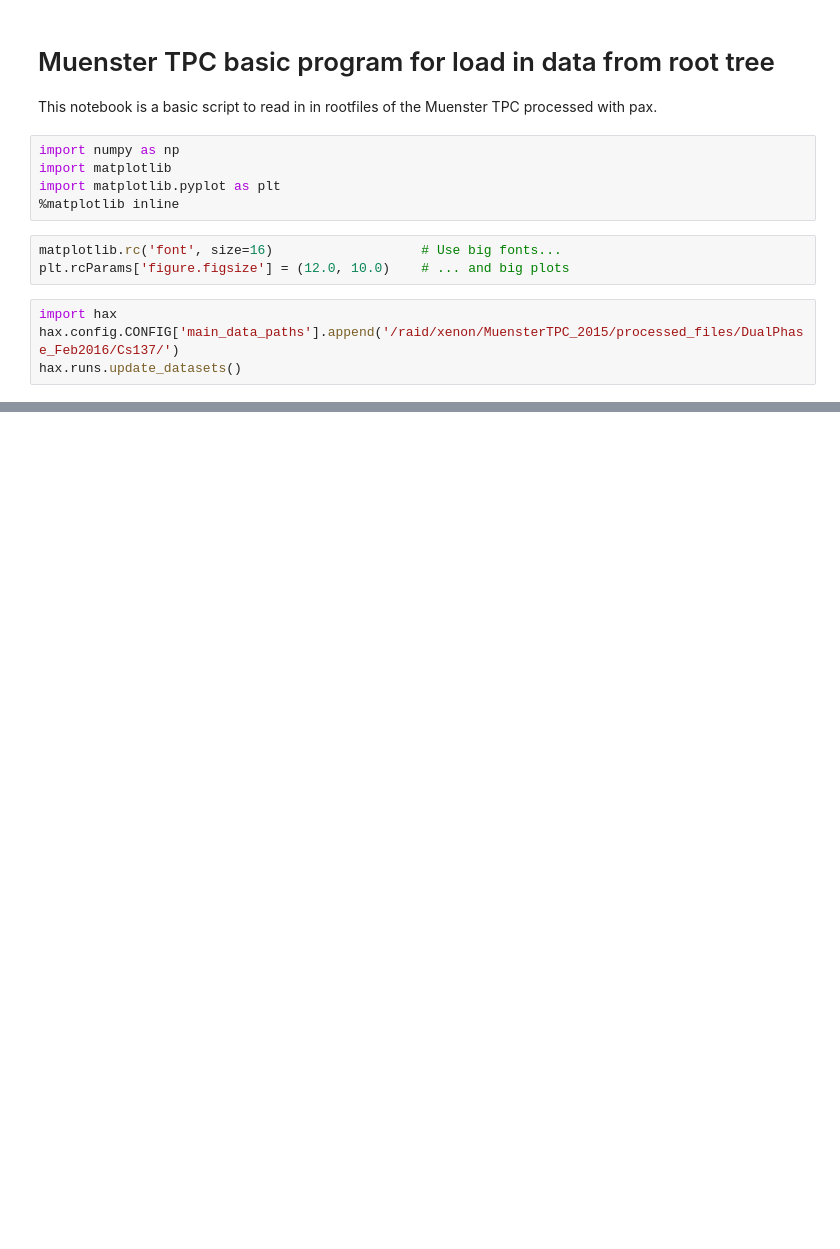
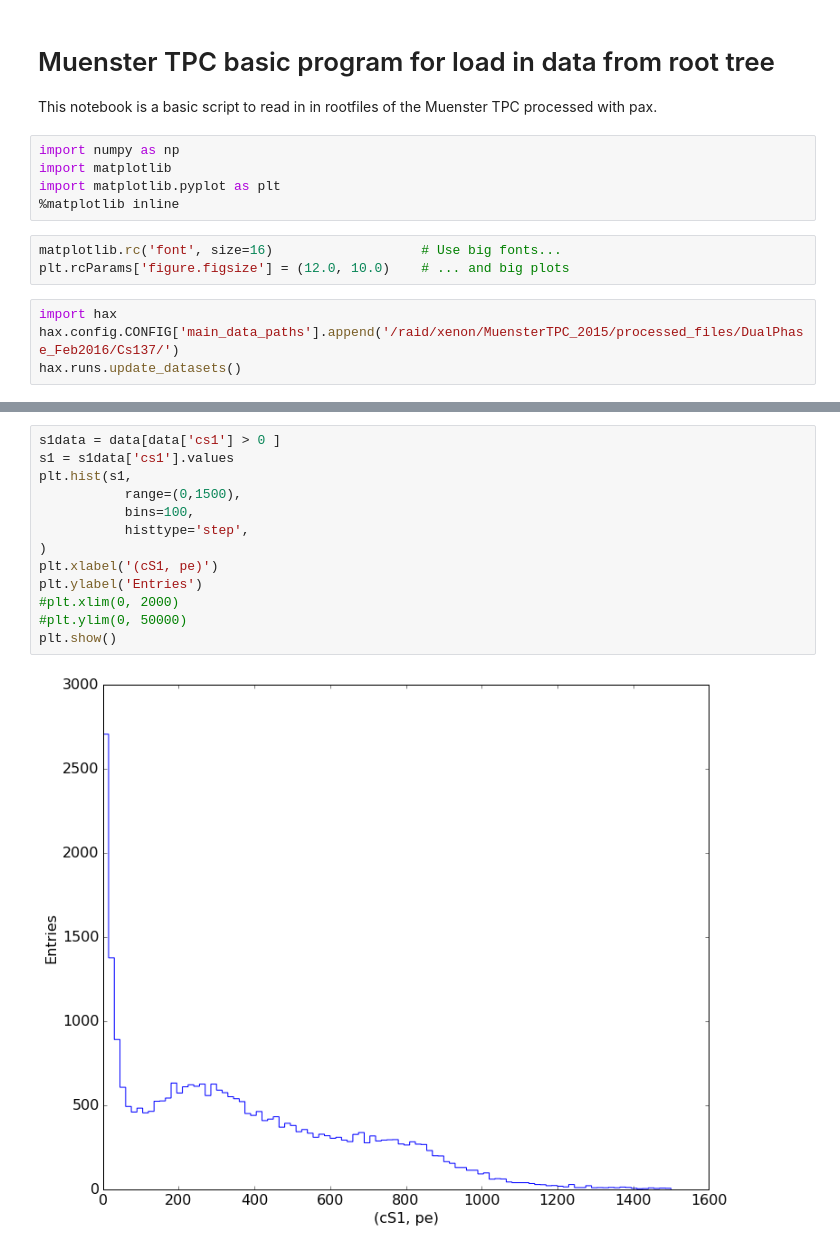
Before and after one commit to XENON-MS/hax, a Jupyter notebook: examples/Muenster_TPC_Read_data_from_rootfile_basic.ipynb, the cells around one changed output, grey strips where cells are left out. Saved outputs shown, nothing was run; the diff lists cells and outputs as text; blank space fills up the shorter version.

```diff
--- a/examples/Muenster_TPC_Read_data_from_rootfile_basic.ipynb
+++ b/examples/Muenster_TPC_Read_data_from_rootfile_basic.ipynb
@@ -25,0 +95,15 @@ data.head(5)
+# %%
+s1data = data[data['cs1'] > 0 ]
+s1 = s1data['cs1'].values
+plt.hist(s1,
+           range=(0,1500),
+           bins=100,
+           histtype='step',
+)
+plt.xlabel('(cS1, pe)')
+plt.ylabel('Entries')
+#plt.xlim(0, 2000)
+#plt.ylim(0, 50000)
+plt.show()
+# %% [output]
+[figure, added]
```
Also changed, not shown: parts of 14 cells of this notebook.
